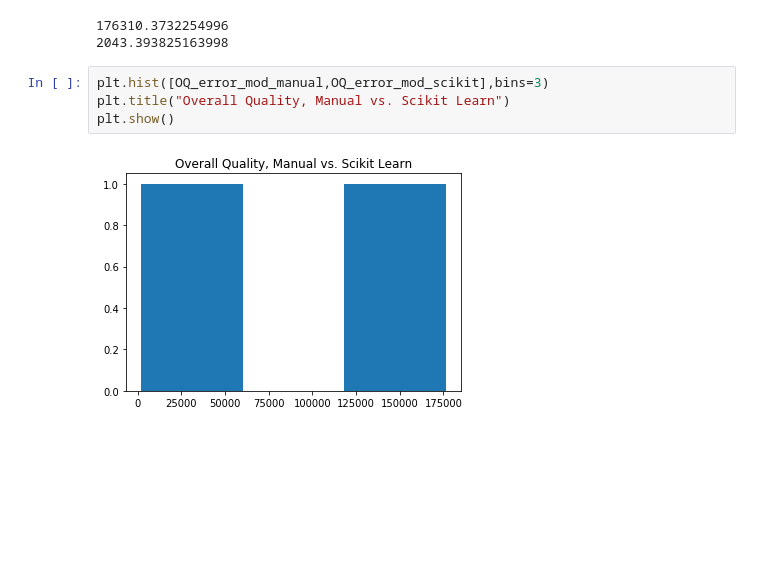
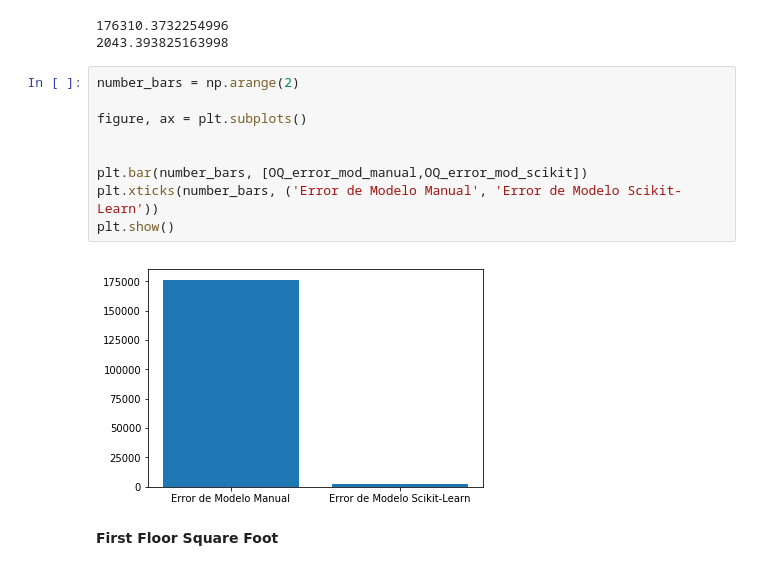
Before and after one commit to hjdac/GalileoMasterDataScience, a Jupyter notebook: Proyecto Final - Hugo J. Rodas - 17006259.ipynb, the cells around one changed output. Cells and saved outputs as stored; diff of their text form; blank space fills up the shorter version.

```diff
--- a/Proyecto Final - Hugo J. Rodas - 17006259.ipynb
+++ b/Proyecto Final - Hugo J. Rodas - 17006259.ipynb
@@ -590,9 +590,16 @@ print(OQ_error_mod_scikit)
 # %% [output]
 176310.3732254996
 2043.393825163998
-# %%
-plt.hist([OQ_error_mod_manual,OQ_error_mod_scikit],bins=3)
-plt.title("Overall Quality, Manual vs. Scikit Learn")
-plt.show()
-# %% [output]
-[figure, removed]
+# %%
+number_bars = np.arange(2)
+
+figure, ax = plt.subplots()
+
+
+plt.bar(number_bars, [OQ_error_mod_manual,OQ_error_mod_scikit])
+plt.xticks(number_bars, ('Error de Modelo Manual', 'Error de Modelo Scikit-Learn'))
+plt.show()
+# %% [output]
+[figure, added]
+# %% [markdown]
+**First Floor Square Foot**
```
Also changed, not shown: parts of 3 cells of this notebook.
